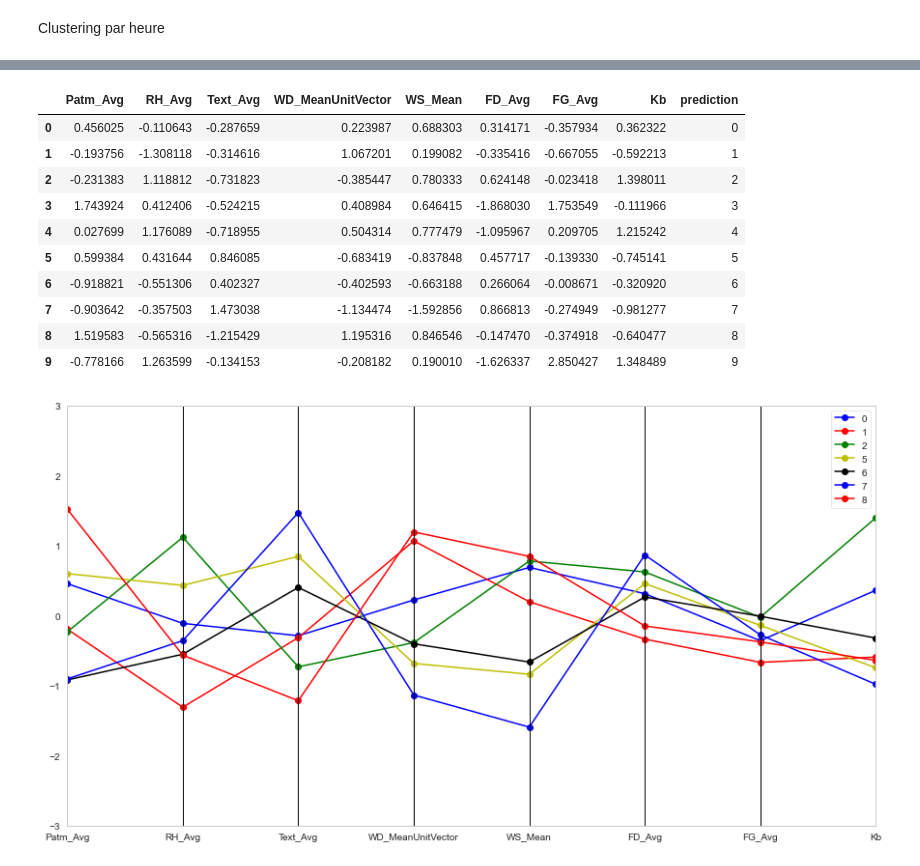
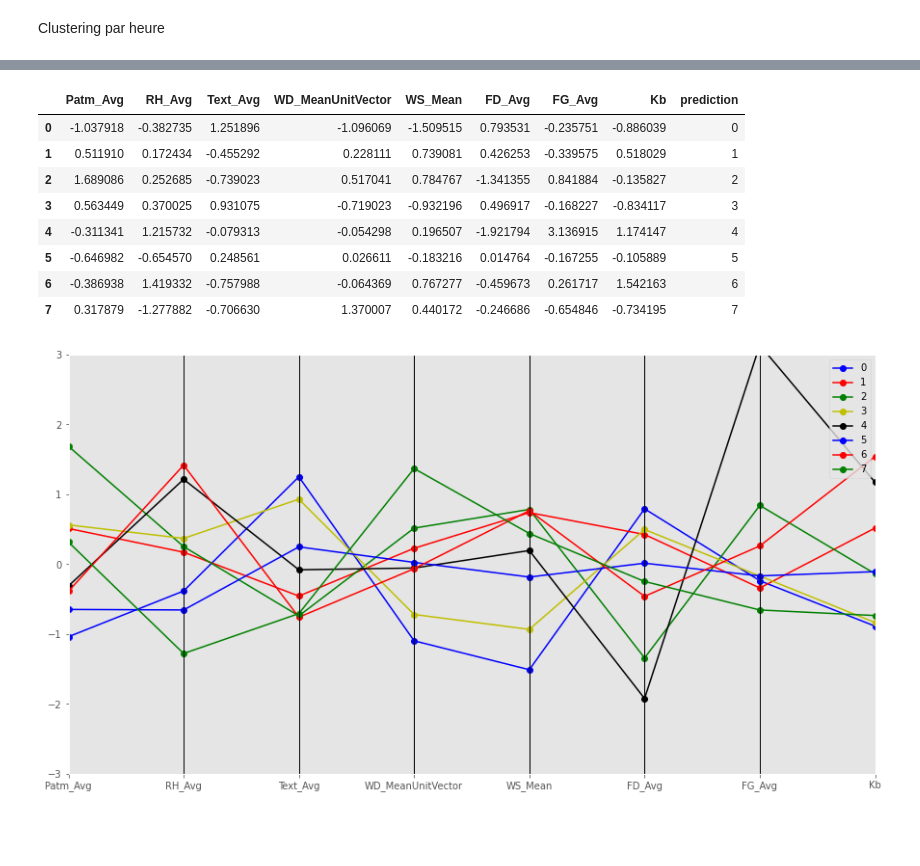
Before and after one commit to walid-reh/Projet_FDEC_2020, a Jupyter notebook: Projet_FDEC_partie_clustering.ipynb, the cells around one changed output, grey strips where cells are left out. Cells and saved outputs as stored; diff of their text form; code cells hidden in the pictures; blank space fills up the shorter version.

```diff
--- a/Projet_FDEC_partie_clustering.ipynb
+++ b/Projet_FDEC_partie_clustering.ipynb
@@ -15,13 +5,11 @@ import seaborn as sns
 import matplotlib.pyplot as plt
 from scipy import stats
 plt.style.use("ggplot")
+import pandas as pd
+import matplotlib.pyplot as plt
 import warnings
 warnings.filterwarnings("ignore")
-from scipy import stats
-
-import pandas as pd
-import matplotlib.pyplot as plt
 
 %matplotlib inline
-sns.set_style('whitegrid')
+plt.rcParams["figure.figsize"] = [12, 8]
 # %%
@@ -1430,0 +1533,27 @@ model
+# %%
+#### on applique le clustering
+data_daily_possession_cluster = StandardScaler().fit_transform(data_daily_possession_cluster)
+
+
+kmeans = KMeans(n_clusters=8)
+model = kmeans.fit(data_daily_possession_cluster)##### d_stamp c'était les données de 2014
+print("model\n", model)
+
+
+### Clustering avec DBSCAN
+
+#from sklearn.cluster import DBSCAN
+
+#print("\n\nDBSCAN : \n")
+#dbscan = DBSCAN(min_samples=2).fit(data_hourly_possession_cluster)
+#predic = dbscan.labels_
+
+#print(predic.tolist())
+#data_hourly_possession_cluster2 = data_hourly_possession_cluster
+#data_hourly_possession_cluster2['cluster'] = predic.tolist()
+
+#print(data_hourly_possession_cluster2.head())
+
+#import plotly.express as px
+#fig = px.parallel_coordinates(data_hourly_possession_cluster2, color="cluster",color_continuous_scale=px.colors.diverging.Tealrose,color_continuous_midpoint=2)
+#fig.show()
@@ -1477,17 +1605,15 @@ P = pd_centers(features, centers)
 P
 # %% [output]
 |  | Patm_Avg | RH_Avg | Text_Avg | WD_MeanUnitVector | WS_Mean | FD_Avg | FG_Avg | Kb | prediction |
-| 0 | 0.456025 | -0.110643 | -0.287659 | 0.223987 | 0.688303 | 0.314171 | -0.357934 | 0.362322 | 0 |
-| 1 | -0.193756 | -1.308118 | -0.314616 | 1.067201 | 0.199082 | -0.335416 | -0.667055 | -0.592213 | 1 |
-| 2 | -0.231383 | 1.118812 | -0.731823 | -0.385447 | 0.780333 | 0.624148 | -0.023418 | 1.398011 | 2 |
-| 3 | 1.743924 | 0.412406 | -0.524215 | 0.408984 | 0.646415 | -1.868030 | 1.753549 | -0.111966 | 3 |
-| 4 | 0.027699 | 1.176089 | -0.718955 | 0.504314 | 0.777479 | -1.095967 | 0.209705 | 1.215242 | 4 |
-| 5 | 0.599384 | 0.431644 | 0.846085 | -0.683419 | -0.837848 | 0.457717 | -0.139330 | -0.745141 | 5 |
-| 6 | -0.918821 | -0.551306 | 0.402327 | -0.402593 | -0.663188 | 0.266064 | -0.008671 | -0.320920 | 6 |
-| 7 | -0.903642 | -0.357503 | 1.473038 | -1.134474 | -1.592856 | 0.866813 | -0.274949 | -0.981277 | 7 |
-| 8 | 1.519583 | -0.565316 | -1.215429 | 1.195316 | 0.846546 | -0.147470 | -0.374918 | -0.640477 | 8 |
-| 9 | -0.778166 | 1.263599 | -0.134153 | -0.208182 | 0.190010 | -1.626337 | 2.850427 | 1.348489 | 9 |
+| 0 | -1.037918 | -0.382735 | 1.251896 | -1.096069 | -1.509515 | 0.793531 | -0.235751 | -0.886039 | 0 |
+| 1 | 0.511910 | 0.172434 | -0.455292 | 0.228111 | 0.739081 | 0.426253 | -0.339575 | 0.518029 | 1 |
+| 2 | 1.689086 | 0.252685 | -0.739023 | 0.517041 | 0.784767 | -1.341355 | 0.841884 | -0.135827 | 2 |
+| 3 | 0.563449 | 0.370025 | 0.931075 | -0.719023 | -0.932196 | 0.496917 | -0.168227 | -0.834117 | 3 |
+| 4 | -0.311341 | 1.215732 | -0.079313 | -0.054298 | 0.196507 | -1.921794 | 3.136915 | 1.174147 | 4 |
+| 5 | -0.646982 | -0.654570 | 0.248561 | 0.026611 | -0.183216 | 0.014764 | -0.167255 | -0.105889 | 5 |
+| 6 | -0.386938 | 1.419332 | -0.757988 | -0.064369 | 0.767277 | -0.459673 | 0.261717 | 1.542163 | 6 |
+| 7 | 0.317879 | -1.277882 | -0.706630 | 1.370007 | 0.440172 | -0.246686 | -0.654846 | -0.734195 | 7 |
 # %%
-parallel_plot(P[P['FG_Avg'] < 0])
+parallel_plot(P)
 # %% [output]
-[figure, old version]
+[figure, new version]
```
Also changed, not shown: parts of 115 cells of this notebook.
